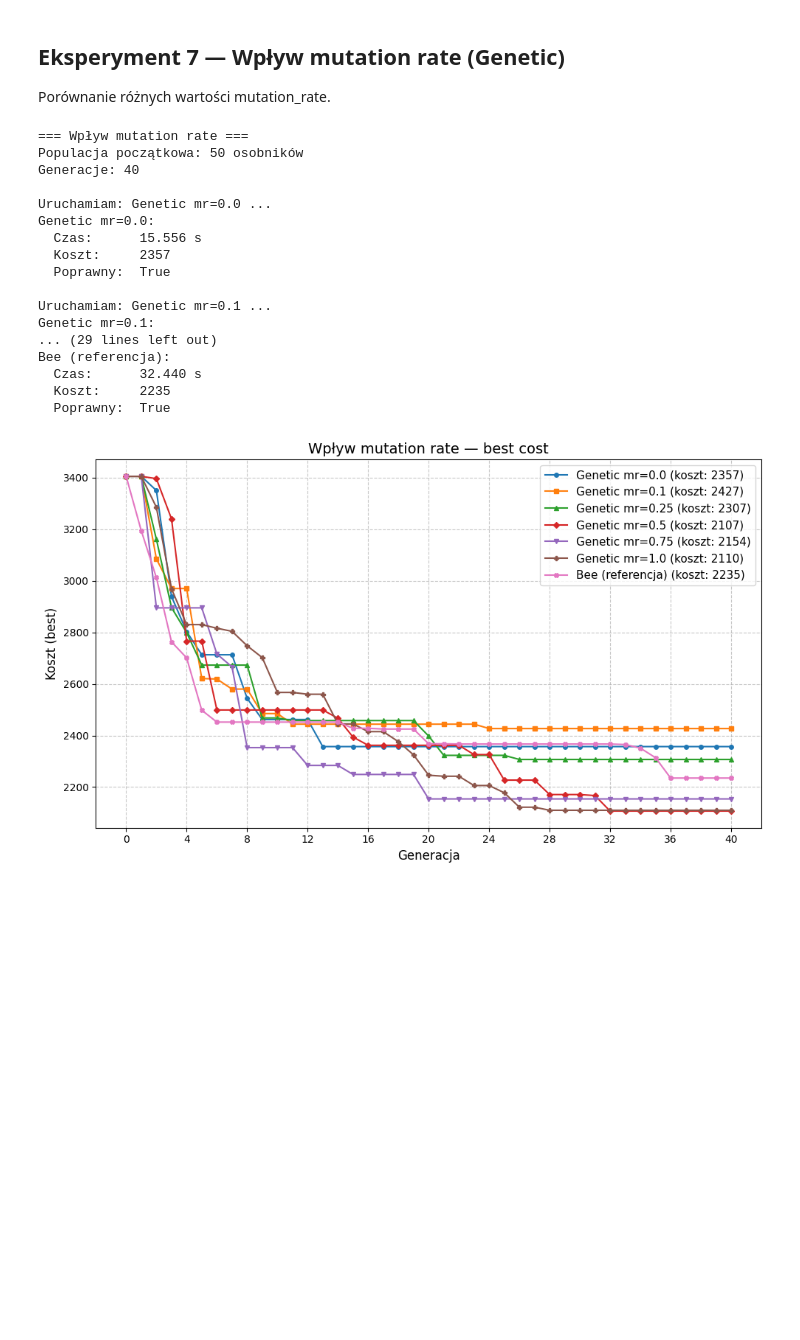
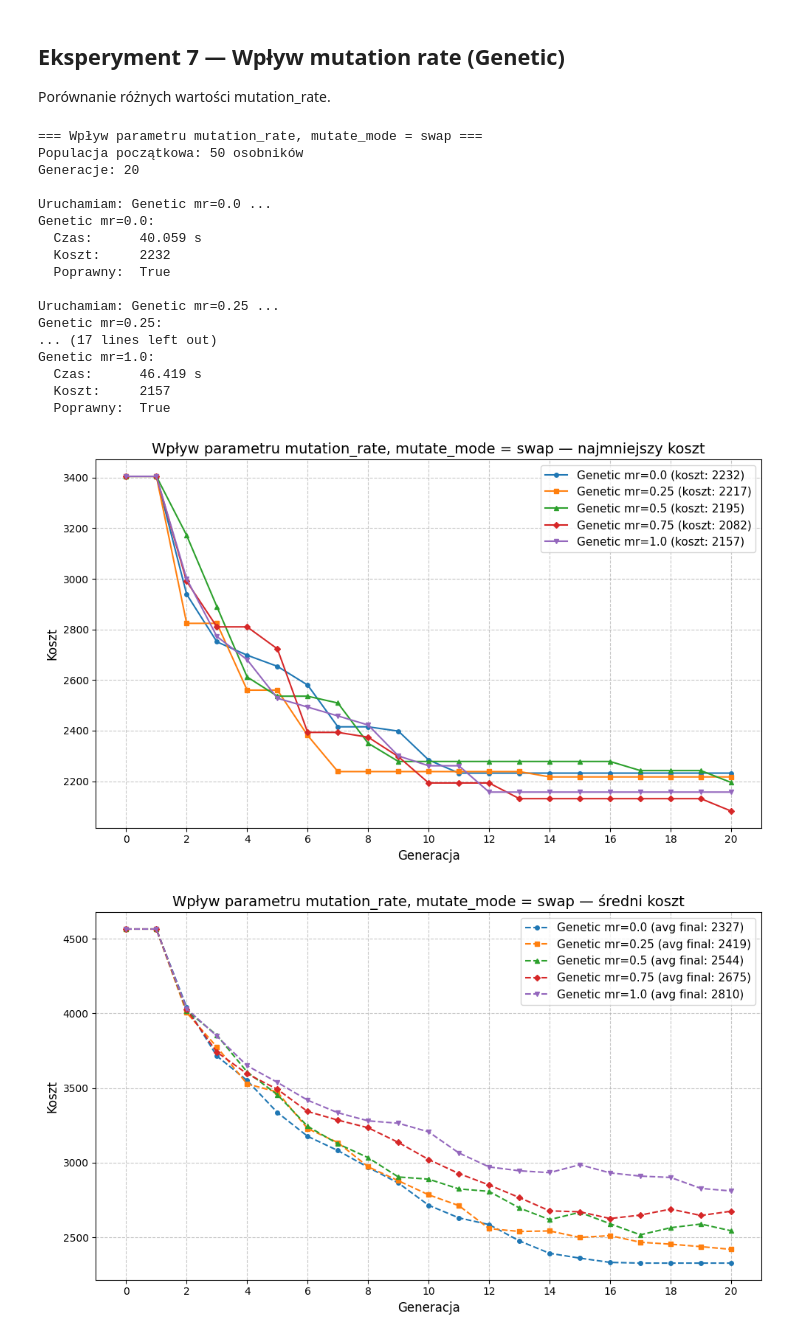
Before and after one commit to Ant-Mas/BO_2026, a Jupyter notebook: experiments.ipynb, the cells around one changed output. Drawn from its saved outputs; the diff is of its cells as text; code cells hidden in the pictures; blank space fills up the shorter version.

```diff
--- a/experiments.ipynb
+++ b/experiments.ipynb
@@ -47,6 +47,14 @@ class ExperimentResult:
 
     @staticmethod
     def combine(results: list["ExperimentResult"]) -> "ExperimentResult":
+
+        max_len = max(len(exp.best_costs) for exp in results)
+        for exp in results:
+            while(len(exp.best_costs) < max_len):
+                exp.best_costs.append(exp.best_costs[-1])
+            while(len(exp.avg_costs) < max_len):
+                exp.avg_costs.append(exp.avg_costs[-1])
+
         algorithm_name = results[0].algorithm_name
         final_cost = min(result.final_cost for result in results)
         elapsed_time = sum(result.elapsed_time for result in results)
@@ -68,11 +76,12 @@ class SolverAdapter(ABC):
 
 
 class GeneticAdapter(SolverAdapter):
-    def __init__(self, name: str = "Genetic", mutation_rate: float = 0.25, mutate_mode: str = "swap", crossover_mode: str = "keep_splice"):
+    def __init__(self, name: str = "Genetic", mutation_rate: float = 0.25, mutate_mode: str = "swap", crossover_mode: str = "keep_splice", timeout_seconds:int = 500):
         super().__init__(name)
         self.mutation_rate = mutation_rate
         self.mutate_mode = mutate_mode
         self.crossover_mode = crossover_mode
+        self.timeout_seconds = timeout_seconds
 
     def run(self, problem: Problem, generations: int, initial_population: list[list[int]]) -> ExperimentResult:
         pop_size = len(initial_population)
@@ -88,6 +97,7 @@ class GeneticAdapter(SolverAdapter):
             generations=generations,
             initial_population=initial_population,
             save_history=True,
+            timeout_seconds=self.timeout_seconds,
             verbose=False,
         )
         solution.calculate_cost_function()
@@ -105,12 +115,13 @@ class GeneticAdapter(SolverAdapter):
 
 
 class BeeAdapter(SolverAdapter):
-    def __init__(self, name: str = "Bee", good_elite_cnt: int = 10, elite_cnt: int = 3, local_elite_cnt: int = 10, local_good_cnt: int = 4):
+    def __init__(self, name: str = "Bee", good_elite_cnt: int = 10, elite_cnt: int = 3, local_elite_cnt: int = 10, local_good_cnt: int = 4, timeout_seconds:int = 500):
         super().__init__(name)
         self.good_elite_cnt = good_elite_cnt
         self.elite_cnt = elite_cnt
         self.local_elite_cnt = local_elite_cnt
         self.local_good_cnt = local_good_cnt
+        self.timeout_seconds =  timeout_seconds
 
     def run(self, problem: Problem, generations: int, initial_population: list[list[int]]) -> ExperimentResult:
         pop_size = len(initial_population)
@@ -127,6 +138,7 @@ class BeeAdapter(SolverAdapter):
             iterations=generations,
             initial_population=initial_population,
             verbose=False,
+            timeout_seconds=self.timeout_seconds,
         )
         elapsed = time.perf_counter() - start
 
@@ -208,12 +220,12 @@ class Experiment:
                 marker=markers[i % len(markers)],
                 markersize=4,
             )
-        ax.set_title(f"{self.config.name} — best cost", fontsize=14)
+        ax.set_title(f"{self.config.name} — najmniejszy koszt", fontsize=14)
         ax.set_xlabel("Generacja", fontsize=12)
-        ax.set_ylabel("Koszt (best)", fontsize=12)
+        ax.set_ylabel("Koszt", fontsize=12)
         ax.grid(True, linestyle='--', alpha=0.7)
         ax.legend(fontsize=11)
-        ax.set_xticks(range(0, self.config.generations + 2, max(1, self.config.generations // 10)))
+        # ax.set_xticks(range(0, self.config.generations + 2, max(1, self.config.generations // 10)))
         fig.tight_layout()
         plt.show()
 
@@ -231,12 +243,12 @@ class Experiment:
                 markersize=4,
                 linestyle='--',
             )
-        ax.set_title(f"{self.config.name} — avg cost", fontsize=14)
+        ax.set_title(f"{self.config.name} — średni koszt", fontsize=14)
         ax.set_xlabel("Generacja", fontsize=12)
-        ax.set_ylabel("Koszt (avg)", fontsize=12)
+        ax.set_ylabel("Koszt", fontsize=12)
         ax.grid(True, linestyle='--', alpha=0.7)
         ax.legend(fontsize=11)
-        ax.set_xticks(range(0, self.config.generations + 2, max(1, self.config.generations // 10)))
+        # ax.set_xticks(range(0, self.config.generations + 2, max(1, self.config.generations // 10)))
         fig.tight_layout()
         plt.show()
 
@@ -510,39 +524,41 @@ Bee rój                        |     66.947 |       2135 |       True
 Porównanie różnych wartości mutation_rate.
 # %%
 adapters_mr = []
-for mr in [0.0, 0.1, 0.25, 0.5, 0.75, 1.0]:
+for mr in [0.0, 0.25, 0.5, 0.75, 1.0]:
     adapters_mr.append(GeneticAdapter(name=f"Genetic mr={mr}", mutation_rate=mr))
-adapters_mr.append(BeeAdapter(name="Bee (referencja)"))
 
 exp7 = Experiment(ExperimentConfig(
-    name="Wpływ mutation rate",
+    name="Wpływ parametru mutation_rate, mutate_mode = swap",
     seed=42,
-    generations=40,
+    generations=20,
     population_size=50,
     adapters=adapters_mr,
+    no_simulations=5
 ))
 
 exp7.run()
 exp7.plot_best_costs()
+exp7.plot_avg_costs()
 exp7.summary_table()
 # %% [output]
-=== Wpływ mutation rate ===
+=== Wpływ parametru mutation_rate, mutate_mode = swap ===
 Populacja początkowa: 50 osobników
-Generacje: 40
+Generacje: 20
 
 Uruchamiam: Genetic mr=0.0 ...
 Genetic mr=0.0:
-  Czas:      15.556 s
-  Koszt:     2357
+  Czas:      40.059 s
+  Koszt:     2232
   Poprawny:  True
 
-Uruchamiam: Genetic mr=0.1 ...
-Genetic mr=0.1:
-... (29 lines left out)
-Bee (referencja):
-  Czas:      32.440 s
-  Koszt:     2235
+Uruchamiam: Genetic mr=0.25 ...
+Genetic mr=0.25:
+... (17 lines left out)
+Genetic mr=1.0:
+  Czas:      46.419 s
+  Koszt:     2157
   Poprawny:  True
-[figure, old version]
+[figure, new version]
+[figure, added]
 Algorytm                       |   Czas [s] |      Koszt |   Poprawny
 ----------------------------------------------------------------------
```
Also changed, not shown: parts of 10 cells of this notebook, 2 other files.
